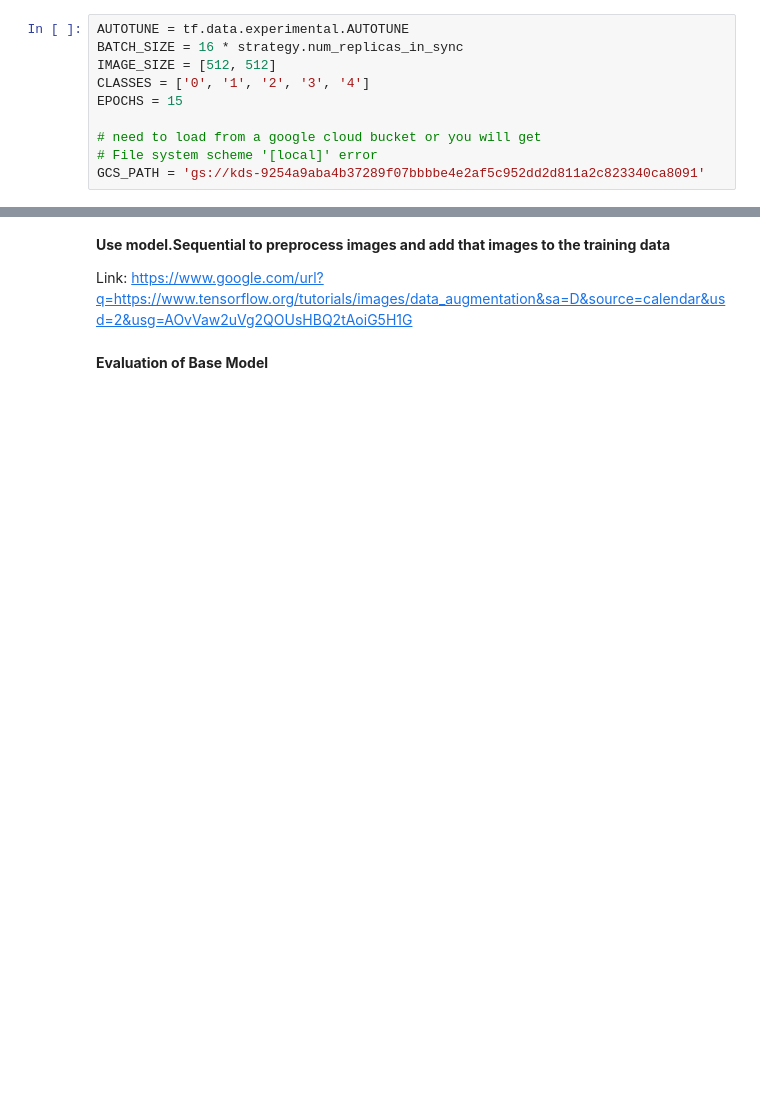
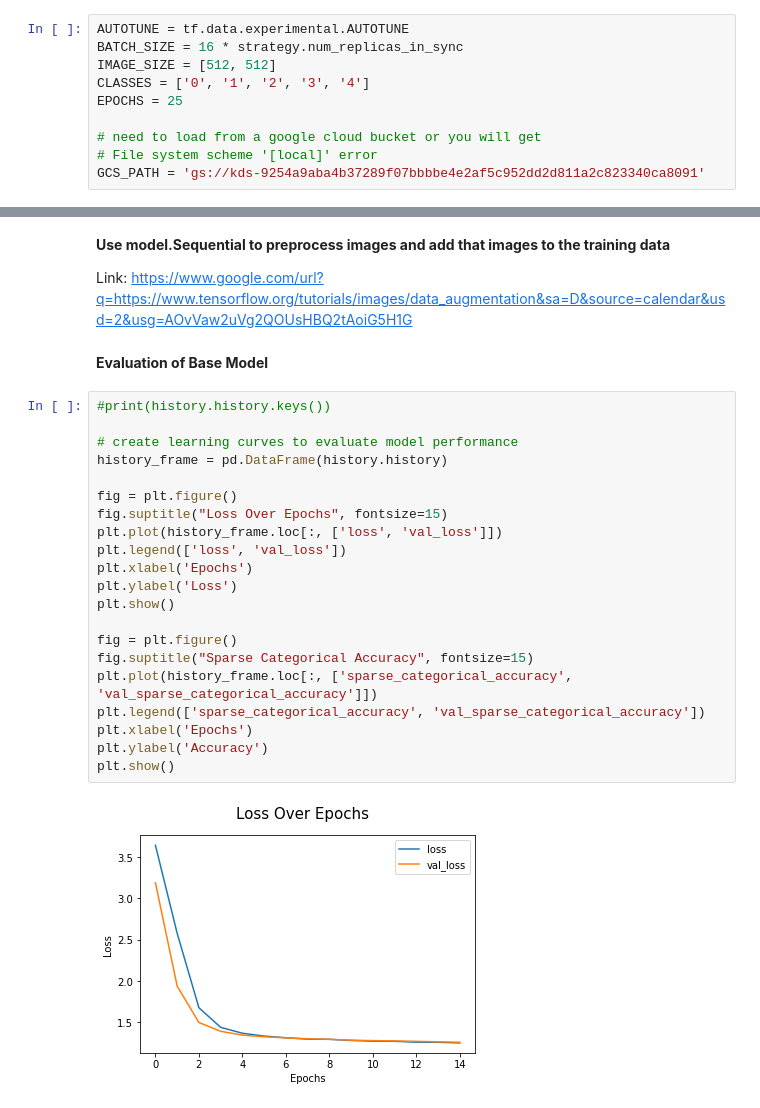
Before and after one commit to Inceptix/Cassava-leaf-disease-classification, a Jupyter notebook: Code/Modeling/Cassava_Disease_Classification(Base_Model_Eval).ipynb, the cells around one changed output, grey strips where cells are left out. Saved outputs shown, nothing was run; the diff lists cells and outputs as text; blank space fills up the shorter version.

Commit message:
Updated code, new visuals and insights

```diff
--- a/Code/Modeling/Cassava_Disease_Classification(Base_Model_Eval).ipynb
+++ b/Code/Modeling/Cassava_Disease_Classification(Base_Model_Eval).ipynb
@@ -68,7 +68,7 @@ AUTOTUNE = tf.data.experimental.AUTOTUNE
 BATCH_SIZE = 16 * strategy.num_replicas_in_sync
 IMAGE_SIZE = [512, 512]
 CLASSES = ['0', '1', '2', '3', '4']
-EPOCHS = 15
+EPOCHS = 25
 
 # need to load from a google cloud bucket or you will get
 # File system scheme '[local]' error
@@ -296,3 +296,26 @@ Epoch 11/15
 Link: https://www.google.com/url?q=https://www.tensorflow.org/tutorials/images/data_augmentation&sa=D&source=calendar&usd=2&usg=AOvVaw2uVg2QOUsHBQ2tAoiG5H1G
 # %% [markdown]
 **Evaluation of Base Model**
+# %%
+#print(history.history.keys())
+
+# create learning curves to evaluate model performance
+history_frame = pd.DataFrame(history.history)
+
+fig = plt.figure()
+fig.suptitle("Loss Over Epochs", fontsize=15)
+plt.plot(history_frame.loc[:, ['loss', 'val_loss']])
+plt.legend(['loss', 'val_loss'])
+plt.xlabel('Epochs')
+plt.ylabel('Loss')
+plt.show()
+
+fig = plt.figure()
+fig.suptitle("Sparse Categorical Accuracy", fontsize=15)
+plt.plot(history_frame.loc[:, ['sparse_categorical_accuracy', 'val_sparse_categorical_accuracy']])
+plt.legend(['sparse_categorical_accuracy', 'val_sparse_categorical_accuracy'])
+plt.xlabel('Epochs')
+plt.ylabel('Accuracy')
+plt.show()
+# %% [output]
+[figure, added]
```
Also changed, not shown: parts of 10 cells of this notebook.
